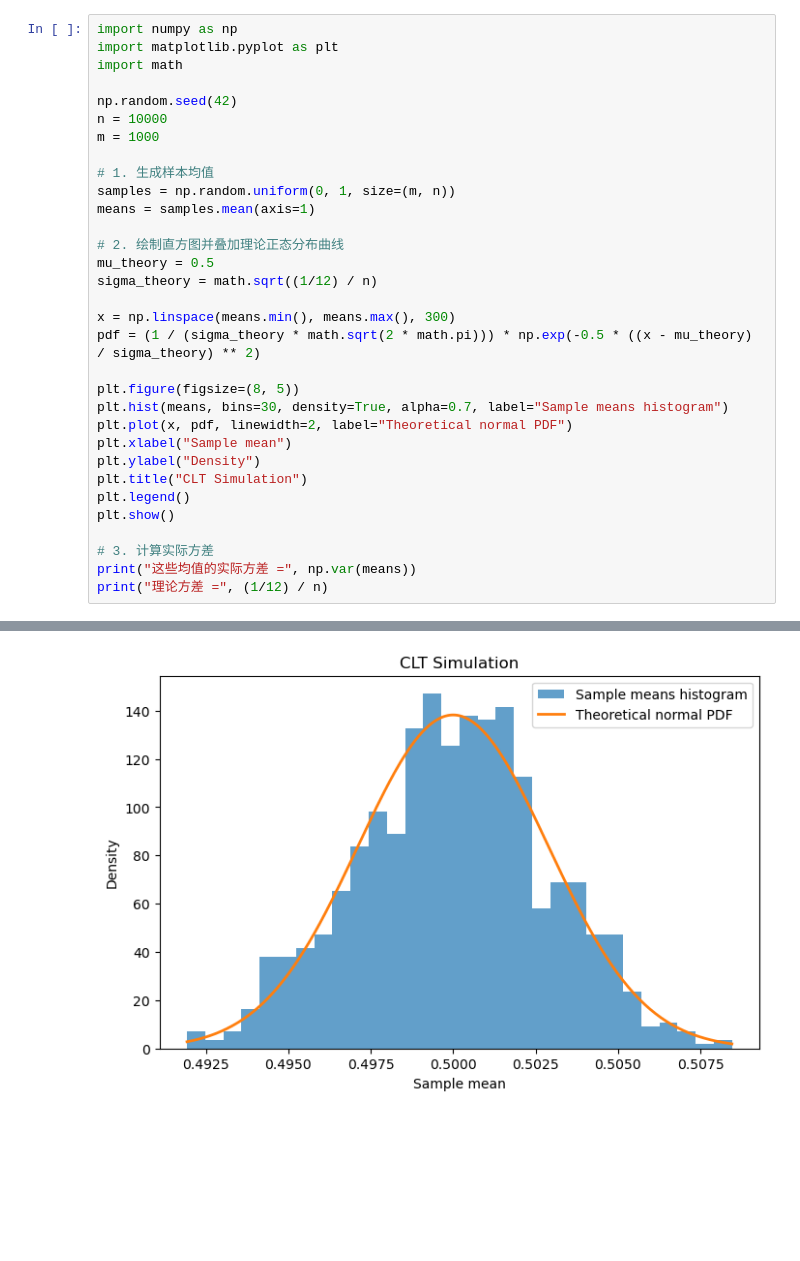
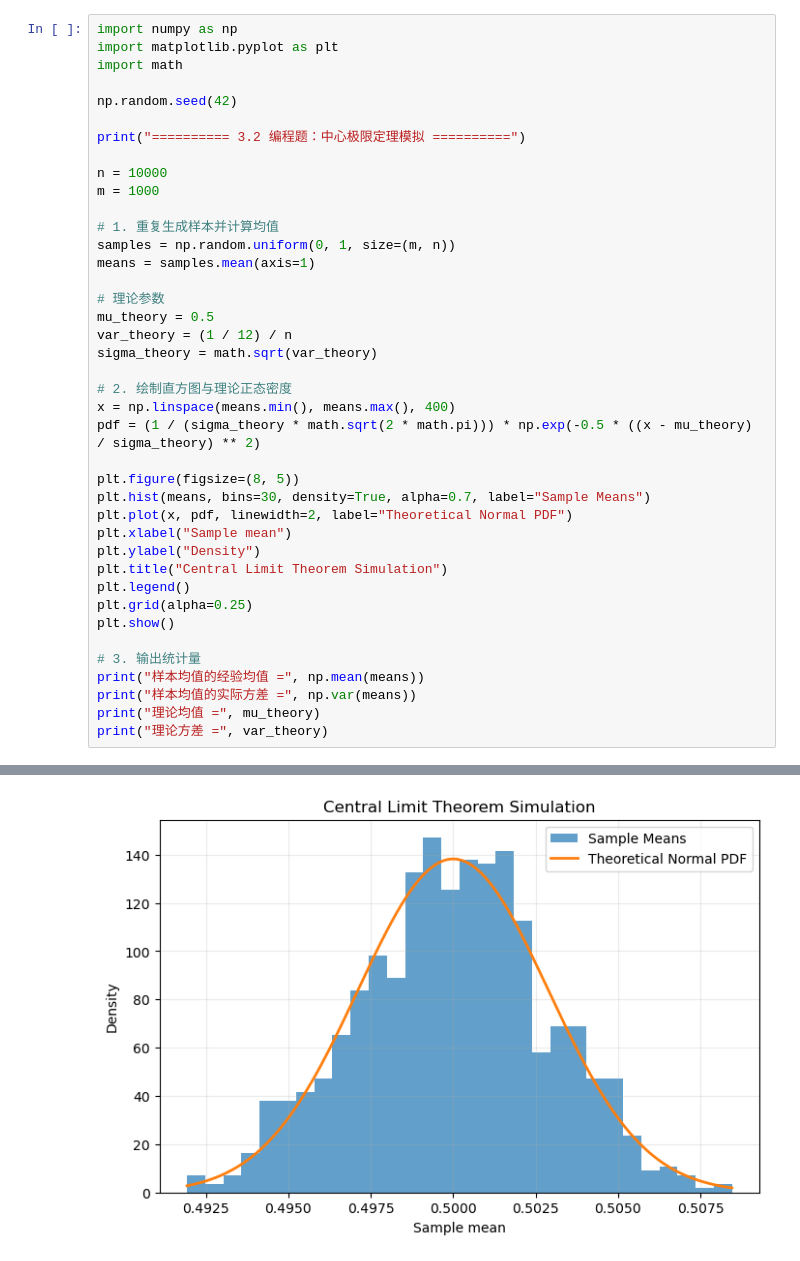
Before and after one commit to sun15565/deep_learning, a Jupyter notebook: HW01-20234080114-刘佳雨.ipynb, the cells around one changed output, grey strips where cells are left out. Saved outputs shown, nothing was run; the diff lists cells and outputs as text; blank space fills up the shorter version.

```diff
--- a/HW01-20234080114-刘佳雨.ipynb
+++ b/HW01-20234080114-刘佳雨.ipynb
@@ -135,30 +215,38 @@ import matplotlib.pyplot as plt
 import math
 
 np.random.seed(42)
+
+print("========== 3.2 编程题：中心极限定理模拟 ==========")
+
 n = 10000
 m = 1000
 
-# 1. 生成样本均值
+# 1. 重复生成样本并计算均值
 samples = np.random.uniform(0, 1, size=(m, n))
 means = samples.mean(axis=1)
 
-# 2. 绘制直方图并叠加理论正态分布曲线
+# 理论参数
 mu_theory = 0.5
-sigma_theory = math.sqrt((1/12) / n)
+var_theory = (1 / 12) / n
+sigma_theory = math.sqrt(var_theory)
 
-x = np.linspace(means.min(), means.max(), 300)
+# 2. 绘制直方图与理论正态密度
+x = np.linspace(means.min(), means.max(), 400)
 pdf = (1 / (sigma_theory * math.sqrt(2 * math.pi))) * np.exp(-0.5 * ((x - mu_theory) / sigma_theory) ** 2)
 
 plt.figure(figsize=(8, 5))
-plt.hist(means, bins=30, density=True, alpha=0.7, label="Sample means histogram")
-plt.plot(x, pdf, linewidth=2, label="Theoretical normal PDF")
+plt.hist(means, bins=30, density=True, alpha=0.7, label="Sample Means")
+plt.plot(x, pdf, linewidth=2, label="Theoretical Normal PDF")
 plt.xlabel("Sample mean")
 plt.ylabel("Density")
-plt.title("CLT Simulation")
+plt.title("Central Limit Theorem Simulation")
 plt.legend()
+plt.grid(alpha=0.25)
 plt.show()
 
-# 3. 计算实际方差
-print("这些均值的实际方差 =", np.var(means))
-print("理论方差 =", (1/12) / n)
+# 3. 输出统计量
+print("样本均值的经验均值 =", np.mean(means))
+print("样本均值的实际方差 =", np.var(means))
+print("理论均值 =", mu_theory)
+print("理论方差 =", var_theory)
 # %% [output]
@@ -165 +254 @@ print("理论方差 =", (1/12) / n)
-[figure, old version]
+[figure, new version]
```
Also changed, not shown: parts of 26 cells of this notebook.
